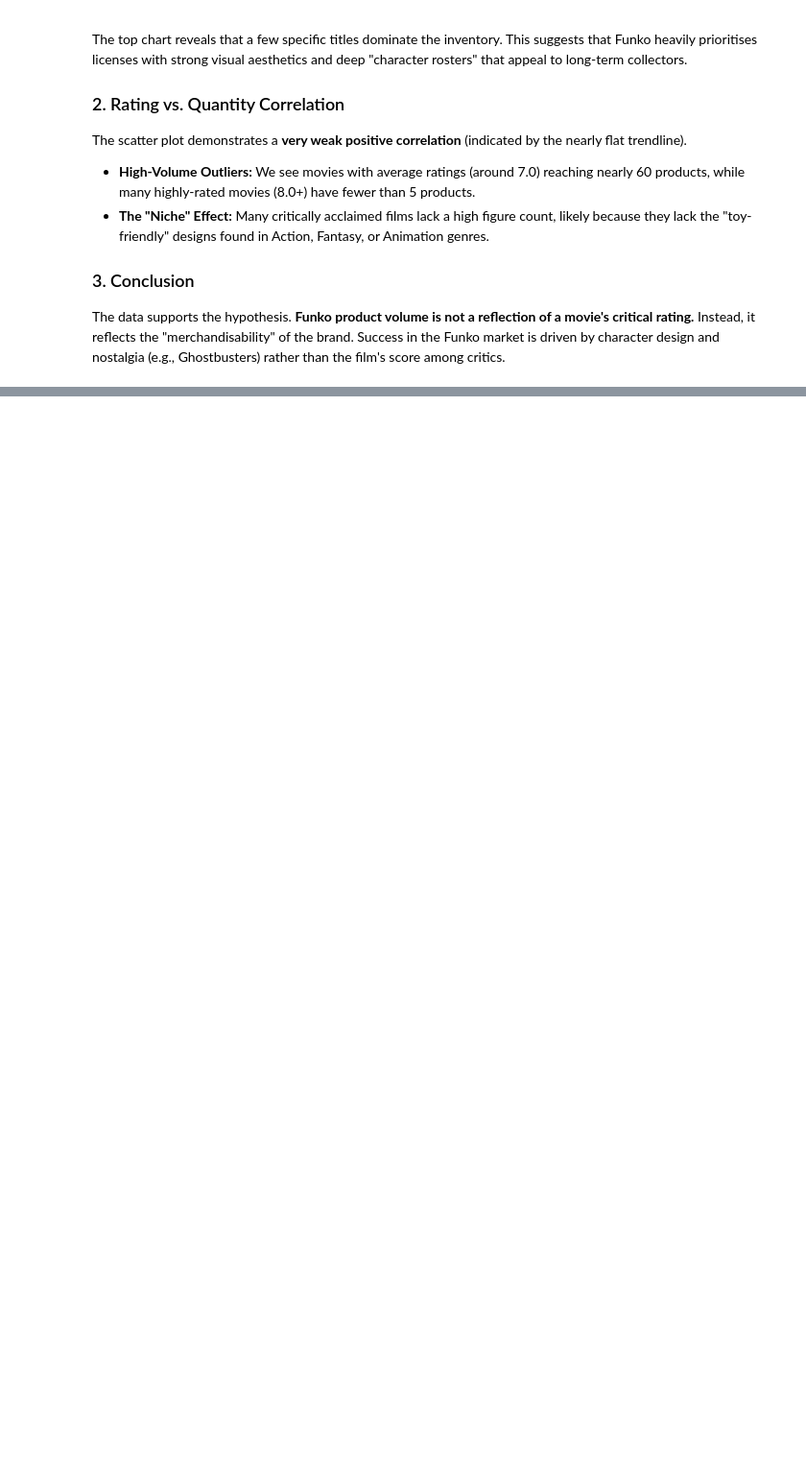
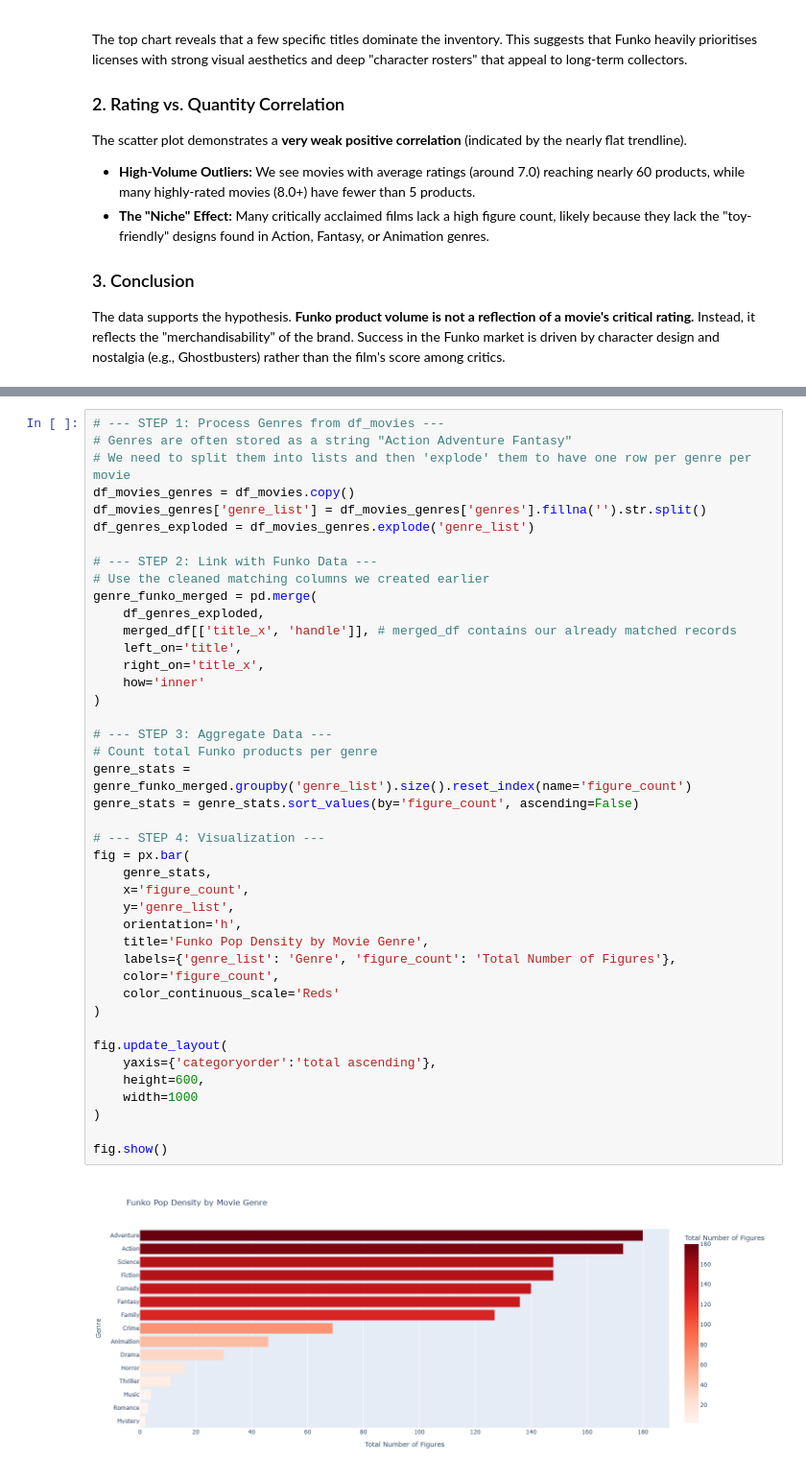
Before and after one commit to jivko25/Funko-pop-analyzer, a Jupyter notebook: index.ipynb, the cells around one changed output, grey strips where cells are left out. Shown at 96% size. Saved outputs shown, nothing was run; the diff lists cells and outputs as text; blank space fills up the shorter version.

```diff
--- a/index.ipynb
+++ b/index.ipynb
@@ -175,0 +184,44 @@ The data supports the hypothesis. **Funko product volume is not a reflection of
+# %%
+# --- STEP 1: Process Genres from df_movies ---
+# Genres are often stored as a string "Action Adventure Fantasy"
+# We need to split them into lists and then 'explode' them to have one row per genre per movie
+df_movies_genres = df_movies.copy()
+df_movies_genres['genre_list'] = df_movies_genres['genres'].fillna('').str.split()
+df_genres_exploded = df_movies_genres.explode('genre_list')
+
+# --- STEP 2: Link with Funko Data ---
+# Use the cleaned matching columns we created earlier
+genre_funko_merged = pd.merge(
+    df_genres_exploded,
+    merged_df[['title_x', 'handle']], # merged_df contains our already matched records
+    left_on='title',
+    right_on='title_x',
+    how='inner'
+)
+
+# --- STEP 3: Aggregate Data ---
+# Count total Funko products per genre
+genre_stats = genre_funko_merged.groupby('genre_list').size().reset_index(name='figure_count')
+genre_stats = genre_stats.sort_values(by='figure_count', ascending=False)
+
+# --- STEP 4: Visualization ---
+fig = px.bar(
+    genre_stats,
+    x='figure_count',
+    y='genre_list',
+    orientation='h',
+    title='Funko Pop Density by Movie Genre',
+    labels={'genre_list': 'Genre', 'figure_count': 'Total Number of Figures'},
+    color='figure_count',
+    color_continuous_scale='Reds'
+)
+
+fig.update_layout(
+    yaxis={'categoryorder':'total ascending'},
+    height=600,
+    width=1000
+)
+
+fig.show()
+# %% [output]
+[figure, added]
```
Also changed, not shown: parts of 2 cells of this notebook.
